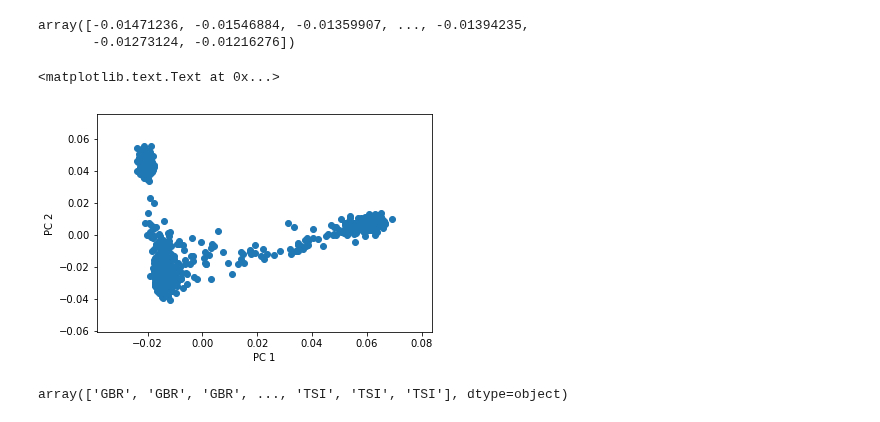
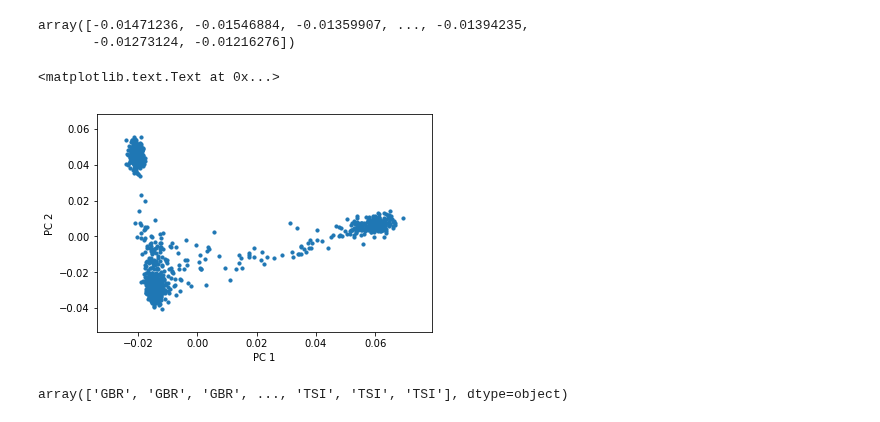
Before and after one commit to CoreArray/PySeqArray, a Jupyter notebook: docs/demo/tutorial.ipynb, the cells around one changed output. Drawn from its saved outputs; the diff is of its cells as text; code cells hidden in the pictures.

```diff
--- a/docs/demo/tutorial.ipynb
+++ b/docs/demo/tutorial.ipynb
@@ -157,12 +157,12 @@ v[:,0]  # the first eigenvector
 array([-0.01471236, -0.01546884, -0.01359907, ..., -0.01394235,
        -0.01273124, -0.01216276])
 # %%
-plt.scatter(v[:,0], v[:,1])
+plt.scatter(v[:,0], v[:,1], s=10)
 plt.xlabel('PC 1')
 plt.ylabel('PC 2')
 # %% [output]
 <matplotlib.text.Text at 0x...>
-[figure, old version]
+[figure, new version]
 # %%
 # get population information
 pop = f.GetData('sample.annotation/Population')
```
Also changed, not shown: parts of 5 cells of this notebook, 1 other file.
